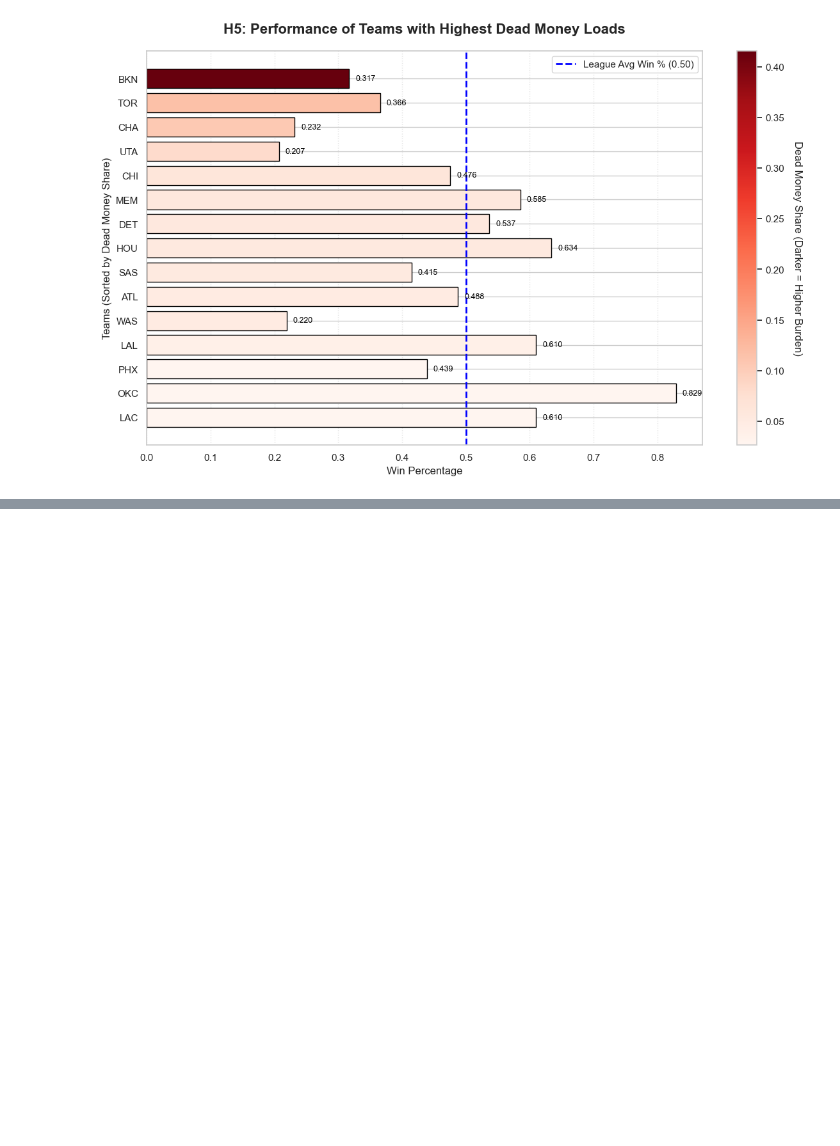
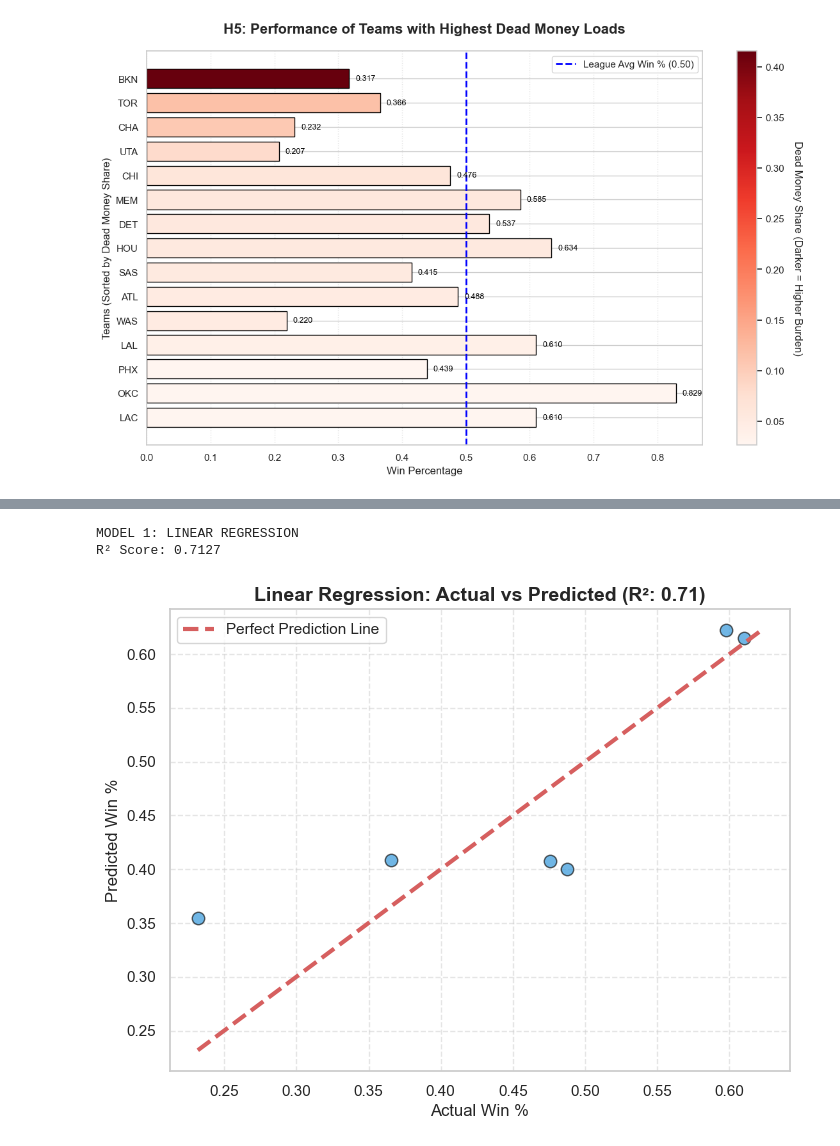
Before and after one commit to akoo57/DSA210_Akif, a Jupyter notebook: dsa.ipynb, the cells around one changed output, grey strips where cells are left out. Cells and saved outputs as stored; diff of their text form; code cells hidden in the pictures; blank space fills up the shorter version.

```diff
--- a/dsa.ipynb
+++ b/dsa.ipynb
@@ -480,0 +443,29 @@ Interpretation: Our model explains 25.3% of the variance in winning.
+# %%
+from sklearn.linear_model import LinearRegression
+
+lr_model = LinearRegression()
+lr_model.fit(X_train, y_train)
+
+y_pred_lr = lr_model.predict(X_test)
+r2_lr = r2_score(y_test, y_pred_lr)
+
+print(f"MODEL 1: LINEAR REGRESSION")
+print(f"R² Score: {r2_lr:.4f}")
+
+plt.figure(figsize=(8, 6))
+plt.scatter(y_test, y_pred_lr, alpha=0.7, color='#3498db', edgecolors='k', s=80)
+
+min_val = min(y_test.min(), y_pred_lr.min())
+max_val = max(y_test.max(), y_pred_lr.max())
+plt.plot([min_val, max_val], [min_val, max_val], 'r--', lw=3, label='Perfect Prediction Line')
+
+plt.title(f"Linear Regression: Actual vs Predicted (R²: {r2_lr:.2f})", fontsize=14, fontweight='bold')
+plt.xlabel("Actual Win %", fontsize=12)
+plt.ylabel("Predicted Win %", fontsize=12)
+plt.legend()
+plt.grid(True, linestyle='--', alpha=0.5)
+plt.show()
+# %% [output]
+MODEL 1: LINEAR REGRESSION
+R² Score: 0.7127
+[figure, added]
```
Also changed, not shown: parts of 10 cells of this notebook.
